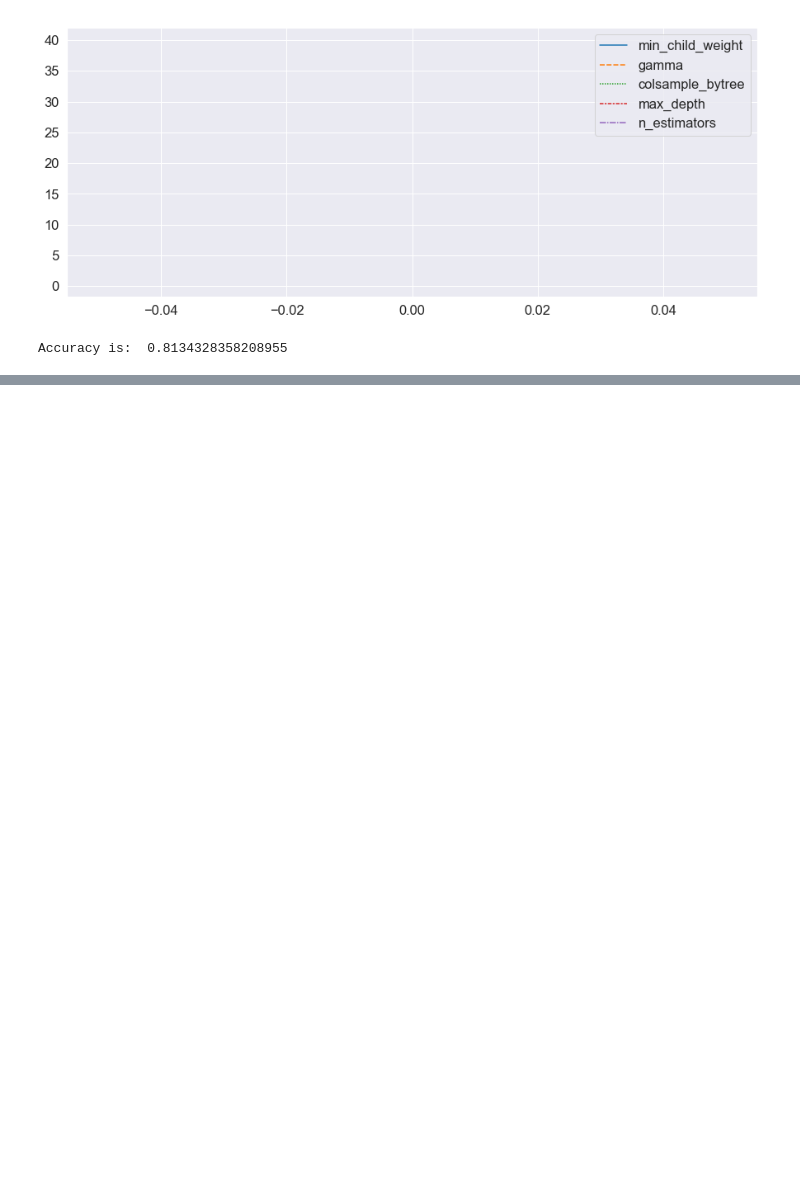
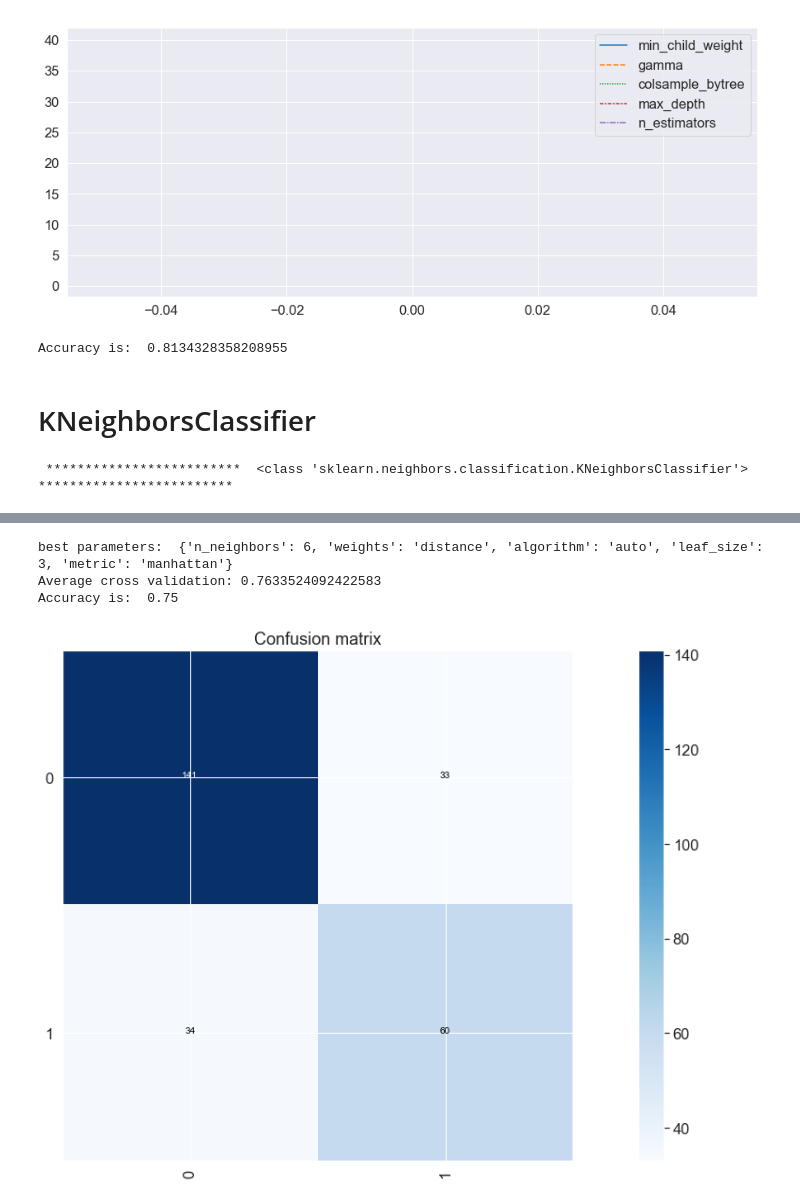
Before and after one commit to louis-lapassat/Kaggle-Titanic, a Jupyter notebook: Titanic.ipynb, the cells around one changed output, grey strips where cells are left out. Saved outputs shown, nothing was run; the diff lists cells and outputs as text; code cells hidden in the pictures; blank space fills up the shorter version.

Commit message:
Add informations
Title update

```diff
--- a/Titanic.ipynb
+++ b/Titanic.ipynb
@@ -101,9 +99,9 @@ plt.show()
 [figure]
 # %%
 plt.figure(figsize=(15,7))
-df['first_number_Ticket'] = [tree_present(re.findall(r"[\w']+", ticket)[-1]) if ticket != 'LINE' else -1 for ticket in train.Ticket]
-plt.title('Repartition of Parch inside Embarked (look 0)')
-ax = sns.countplot(x="first_number_Ticket", hue='Survived', data=df)
+df['tree_present'] = [tree_present(re.findall(r"[\w']+", ticket)[-1]) if ticket != 'LINE' else -1 for ticket in train.Ticket]
+plt.title('Repartition of Survived inside Tree present')
+ax = sns.countplot(x="tree_present", hue='Survived', data=df)
 ax.legend(loc='upper right')
 plt.show()
 # %% [output]
@@ -266,9 +264,9 @@ plt.show()
 inf_ten = lambda n: 1 * (n <=10)
 # %%
 plt.figure(figsize=(15,7))
-df['interval_Fare'] = [inf_ten(price) for price in train.Fare]
-plt.title('Repartition of Parch inside Embarked (look 0)')
-ax = sns.countplot(x="interval_Fare", hue='Survived', data=df)
+df['inf_ten'] = [inf_ten(price) for price in train.Fare]
+plt.title('Repartition of Survived inside Inferior or equal to ten')
+ax = sns.countplot(x="inf_ten", hue='Survived', data=df)
 ax.legend(loc='upper right')
 plt.show()
 # %% [output]
@@ -277,9 +275,9 @@ plt.show()
 last_decimal_Fare = lambda n: int(str(n)[-1])
 
 plt.figure(figsize=(15,7))
-df['interval_Fare'] = [last_decimal_Fare(price) for price in train.Fare]
-plt.title('Repartition of Parch inside Embarked (look 0)')
-ax = sns.countplot(x="interval_Fare", hue='Survived', data=df)
+df['last_decimal_Fare'] = [last_decimal_Fare(price) for price in train.Fare]
+plt.title('Repartition of Survived inside  Last decimal Fare')
+ax = sns.countplot(x="last_decimal_Fare", hue='Survived', data=df)
 ax.legend(loc='upper right')
 plt.show()
 # %% [output]
@@ -288,9 +286,9 @@ plt.show()
 start_decimal_Fare = lambda n: int(str(n)[0])
 
 plt.figure(figsize=(15,7))
-df['interval_Fare'] = [start_decimal_Fare(price) for price in train.Fare]
-plt.title('Repartition of Parch inside Embarked (look 0)')
-ax = sns.countplot(x="interval_Fare", hue='Survived', data=df)
+df['start_decimal_Fare'] = [start_decimal_Fare(price) for price in train.Fare]
+plt.title('Repartition of Survived inside  Start decimal Fare')
+ax = sns.countplot(x="start_decimal_Fare", hue='Survived', data=df)
 ax.legend(loc='upper right')
 plt.show()
 # %% [output]
@@ -985,0 +1118,16 @@ Kaggle.to_csv('predicted.csv', index=False)
+# %% [markdown]
+# KNeighborsClassifier
+# %%
+param = {
+        'n_neighbors': [4, 6, 8],
+        'weights': ['uniform', 'distance'],
+        'algorithm': ['auto'],
+        'leaf_size': [2, 4, 6],
+        'metric': ['manhattan', 'euclidean']
+        }
+
+best_param_KN = tune_plot(KNeighborsClassifier, param,
+                          df.drop(['Survived'], axis=1), df.Survived, normalize=True,
+                          iter_gridsearch=10, nb_cv=5, test_size=0.3, seed=141421)
+# %% [output]
+ *************************  <class 'sklearn.neighbors.classification.KNeighborsClassifier'>  *************************
@@ -985,0 +1135,4 @@ Kaggle.to_csv('predicted.csv', index=False)
+best parameters:  {'n_neighbors': 6, 'weights': 'distance', 'algorithm': 'auto', 'leaf_size': 3, 'metric': 'manhattan'}
+Average cross validation: 0.7633524092422583
+Accuracy is:  0.75
+[figure, added]
```
Also changed, not shown: parts of 19 cells of this notebook.
